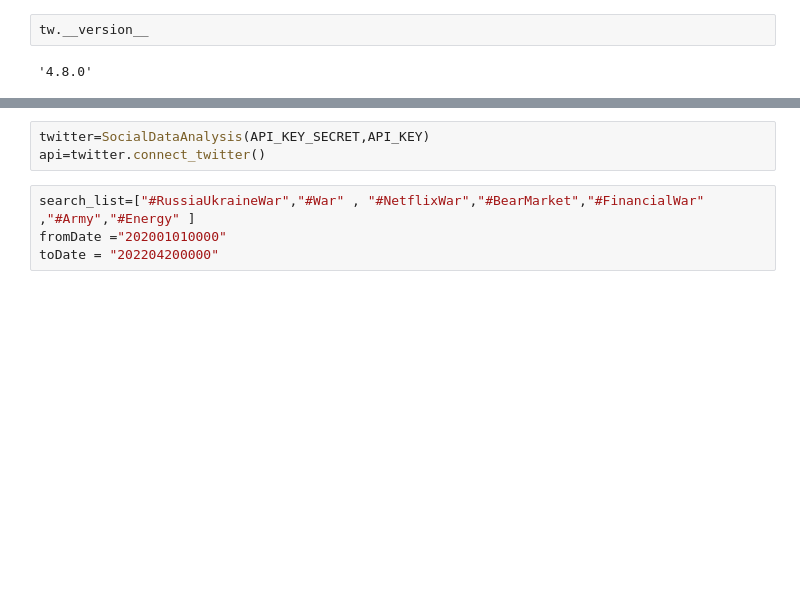
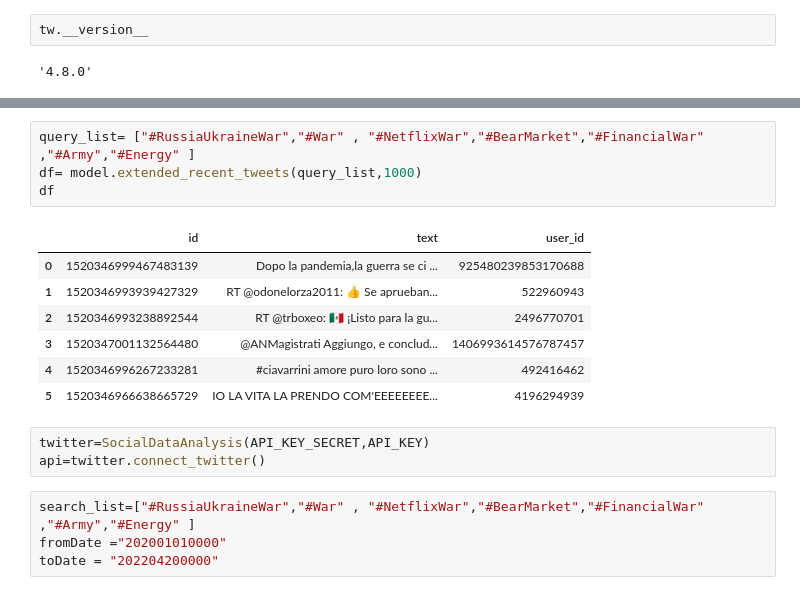
Before and after one commit to fedeghigo/Social-Data-Analysis, a Jupyter notebook: Elaborated Analysis.ipynb, the cells around one changed output, grey strips where cells are left out. Saved outputs shown, nothing was run; the diff lists cells and outputs as text; blank space fills up the shorter version.

```diff
--- a/Elaborated Analysis.ipynb
+++ b/Elaborated Analysis.ipynb
@@ -21,3 +46,15 @@ API_KEY= os.environ["API_KEY_twitter"]
+# %%
+query_list= ["#RussiaUkraineWar","#War" , "#NetflixWar","#BearMarket","#FinancialWar" ,"#Army","#Energy" ]
+df= model.extended_recent_tweets(query_list,1000)
+df
+# %% [output]
+|  | id | text | user_id |
+| 0 | 1520346999467483139 | Dopo la pandemia,la guerra se ci ... | 925480239853170688 |
+| 1 | 1520346993939427329 | RT @odonelorza2011: 👍 Se aprueban... | 522960943 |
+| 2 | 1520346993238892544 | RT @trboxeo: 🇲🇽 ¡Listo para la gu... | 2496770701 |
+| 3 | 1520347001132564480 | @ANMagistrati Aggiungo, e conclud... | 1406993614576787457 |
+| 4 | 1520346996267233281 | #ciavarrini amore puro loro sono ... | 492416462 |
+| 5 | 1520346966638665729 | IO LA VITA LA PRENDO COM'EEEEEEEE... | 4196294939 |
 # %%
 twitter=SocialDataAnalysis(API_KEY_SECRET,API_KEY)
 api=twitter.connect_twitter()
```
Also changed, not shown: parts of 33 cells of this notebook, 2 other files.
